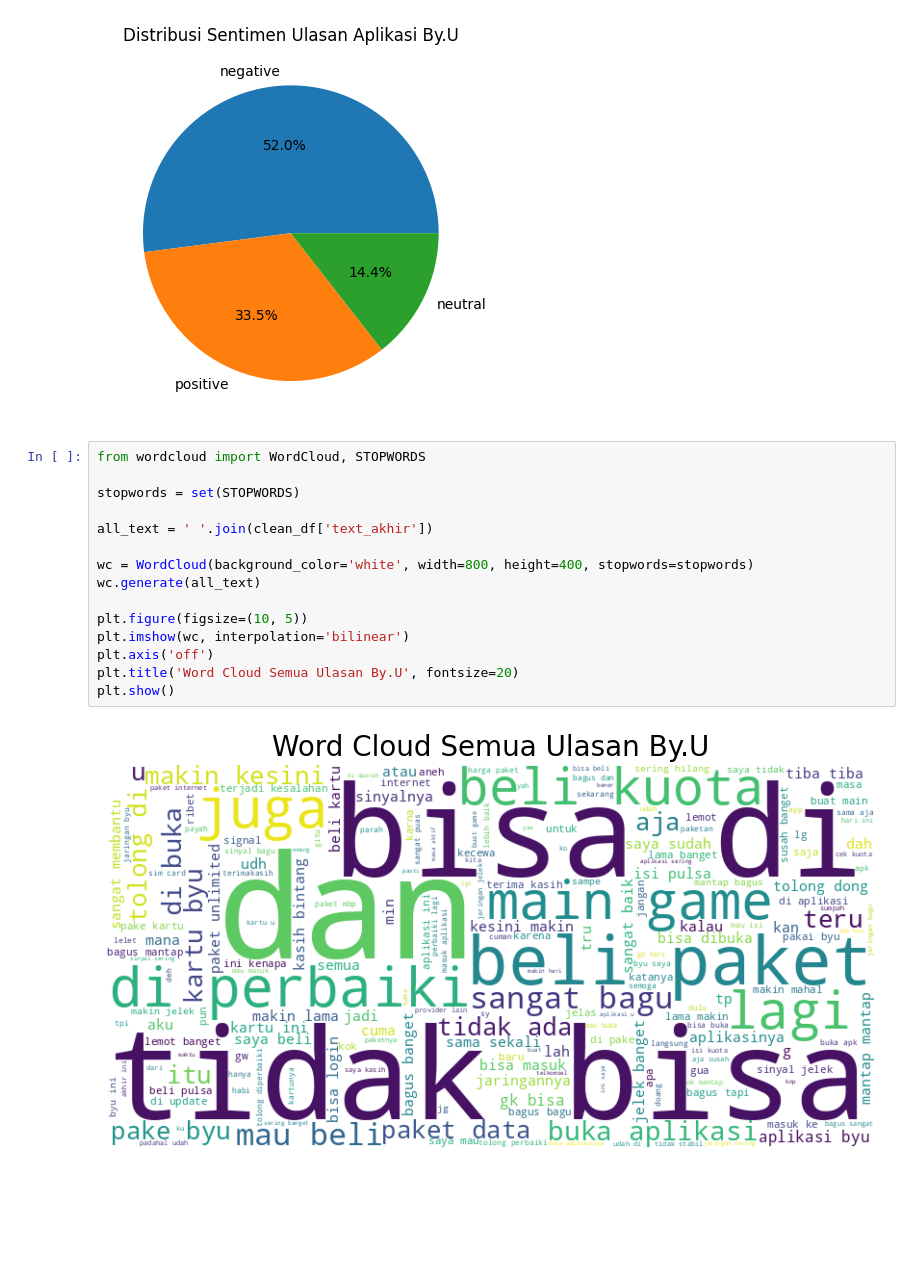
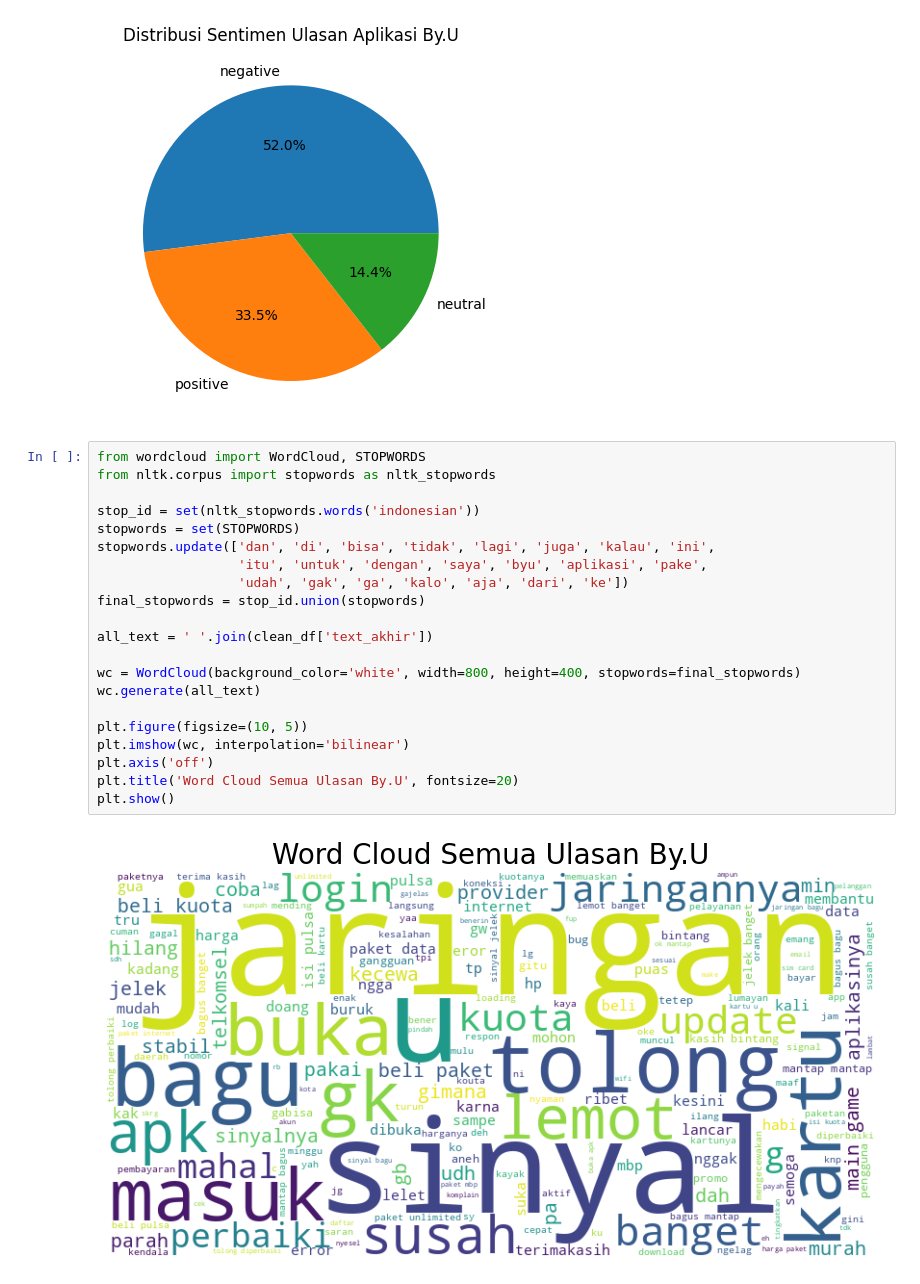
Before and after one commit to rezzz59/-Sentimen-Analisis-Aplikasi-By.U., a Jupyter notebook: sentimen_analisis_byu.ipynb, the cells around one changed output. Saved outputs shown, nothing was run; the diff lists cells and outputs as text; blank space fills up the shorter version.

Commit message:
update stopwords pada visualisasi

```diff
--- a/sentimen_analisis_byu.ipynb
+++ b/sentimen_analisis_byu.ipynb
@@ -346,18 +346,24 @@ plt.show()
 [figure]
 # %%
 from wordcloud import WordCloud, STOPWORDS
+from nltk.corpus import stopwords as nltk_stopwords
 
+stop_id = set(nltk_stopwords.words('indonesian'))
 stopwords = set(STOPWORDS)
+stopwords.update(['dan', 'di', 'bisa', 'tidak', 'lagi', 'juga', 'kalau', 'ini',
+                  'itu', 'untuk', 'dengan', 'saya', 'byu', 'aplikasi', 'pake',
+                  'udah', 'gak', 'ga', 'kalo', 'aja', 'dari', 'ke'])
+final_stopwords = stop_id.union(stopwords)
 
 all_text = ' '.join(clean_df['text_akhir'])
 
-wc = WordCloud(background_color='white', width=800, height=400, stopwords=stopwords)
+wc = WordCloud(background_color='white', width=800, height=400, stopwords=final_stopwords)
 wc.generate(all_text)
 
 plt.figure(figsize=(10, 5))
 plt.imshow(wc, interpolation='bilinear')
 plt.axis('off')
 plt.title('Word Cloud Semua Ulasan By.U', fontsize=20)
 plt.show()
 # %% [output]
-[figure, old version]
+[figure, new version]
```
